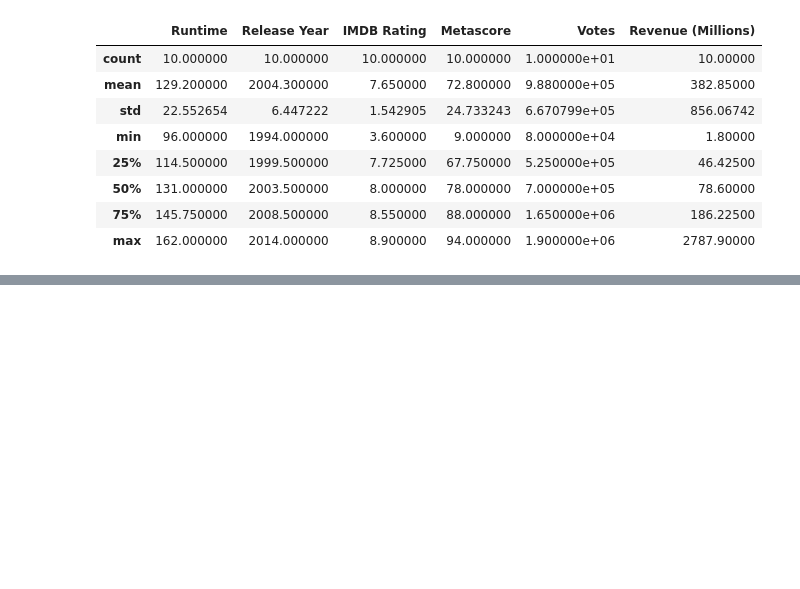
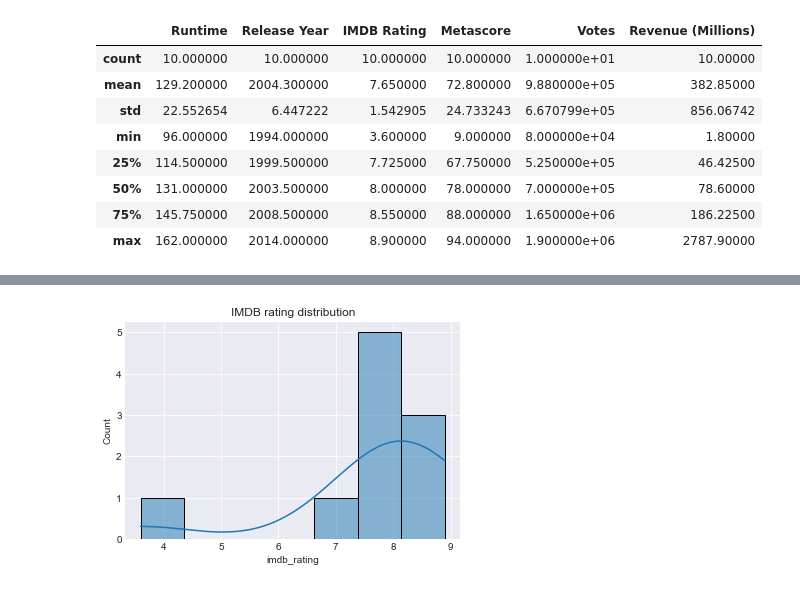
Before and after one commit to Assesa44/what_makes_a_cult_classic, a Jupyter notebook: notebook.ipynb, the cells around one changed output, grey strips where cells are left out. Saved outputs shown, nothing was run; the diff lists cells and outputs as text; code cells hidden in the pictures; blank space fills up the shorter version.

```diff
--- a/notebook.ipynb
+++ b/notebook.ipynb
@@ -142,0 +153,6 @@ The code above provides us the statistical summary of all the numerical columns
+# %%
+# Rename columns for consistency
+cult_classics.columns = cult_classics.columns.str.strip().str.lower().str.replace(' ', '_')
+
+# Create primary genre
+cult_classics['primary_genre'] = cult_classics['genres'].apply(lambda x: x.split(',')[0].strip())
@@ -142,0 +175,10 @@ The code above provides us the statistical summary of all the numerical columns
+# %%
+# set style
+plt.style.use('seaborn-darkgrid')
+
+# Plot distribution
+sns.histplot(cult_classics['imdb_rating'], kde= True)
+plt.title('IMDB rating distribution')
+plt.show();
+# %% [output]
+[figure, added]
```
Also changed, not shown: parts of 14 cells of this notebook.
